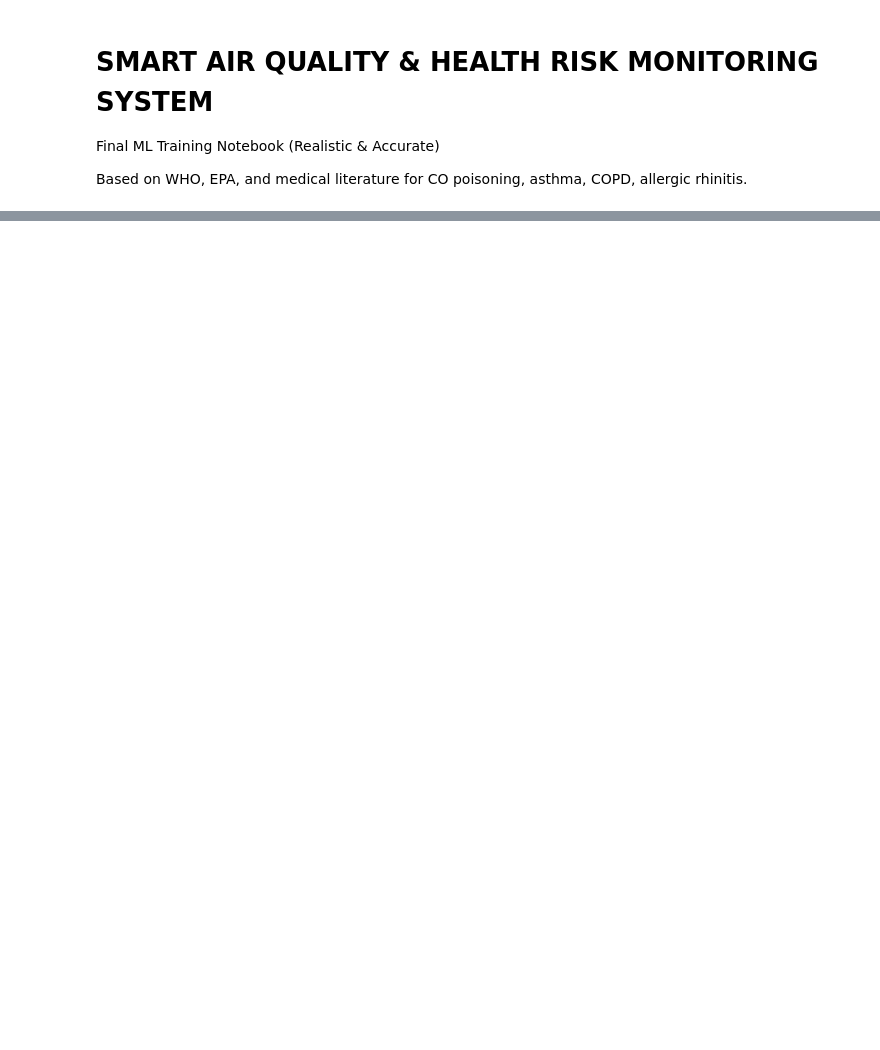
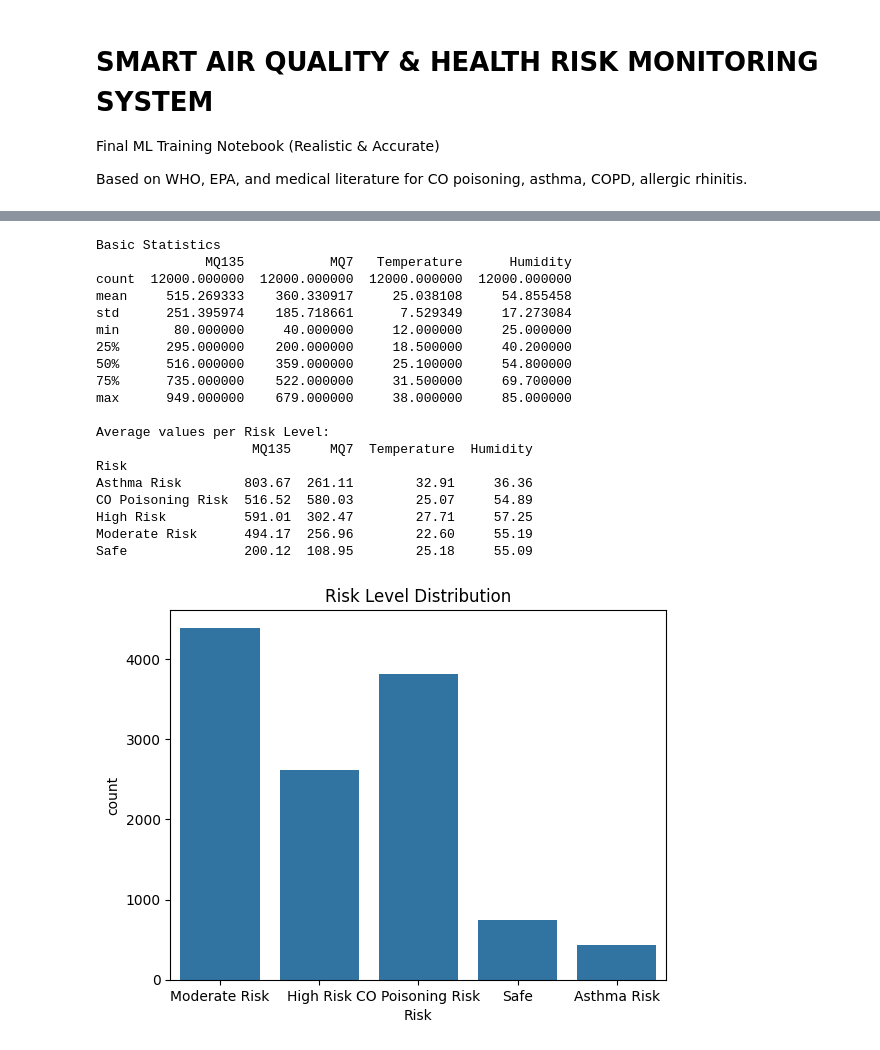
Before and after one commit to kelvintawe12/AIR_QUALITY_CMU_PROJECT, a Jupyter notebook: smart-air-quality-monitor/ml/Smart_Air_Quality_Health_Risk_Training_Notebook.ipynb, the cells around one changed output, grey strips where cells are left out. Cells and saved outputs as stored; diff of their text form; code cells hidden in the pictures; blank space fills up the shorter version.

```diff
--- a/smart-air-quality-monitor/ml/Smart_Air_Quality_Health_Risk_Training_Notebook.ipynb
+++ b/smart-air-quality-monitor/ml/Smart_Air_Quality_Health_Risk_Training_Notebook.ipynb
@@ -349,12 +488,33 @@ df.head()
 # %%
 print("Basic Statistics")
 print(df.describe())
 print("\nAverage values per Risk Level:")
 print(df.groupby('Risk').mean().round(2))
 # Optional visualization (run if you have matplotlib)
-# sns.countplot(data=df, x='Risk')
-# plt.title('Risk Level Distribution')
-# plt.show()
+sns.countplot(data=df, x='Risk')
+plt.title('Risk Level Distribution')
+plt.show()
+# %% [output]
+Basic Statistics
+              MQ135           MQ7   Temperature      Humidity
+count  12000.000000  12000.000000  12000.000000  12000.000000
+mean     515.269333    360.330917     25.038108     54.855458
+std      251.395974    185.718661      7.529349     17.273084
+min       80.000000     40.000000     12.000000     25.000000
+25%      295.000000    200.000000     18.500000     40.200000
+50%      516.000000    359.000000     25.100000     54.800000
+75%      735.000000    522.000000     31.500000     69.700000
+max      949.000000    679.000000     38.000000     85.000000
+
+Average values per Risk Level:
+                    MQ135     MQ7  Temperature  Humidity
+Risk
+Asthma Risk        803.67  261.11        32.91     36.36
+CO Poisoning Risk  516.52  580.03        25.07     54.89
+High Risk          591.01  302.47        27.71     57.25
+Moderate Risk      494.17  256.96        22.60     55.19
+Safe               200.12  108.95        25.18     55.09
+[figure, added]
 # %%
 X = df[['MQ135', 'MQ7', 'Temperature', 'Humidity']]
 y = df['Risk']
```
Also changed, not shown: parts of 15 cells of this notebook, 5 other files.
